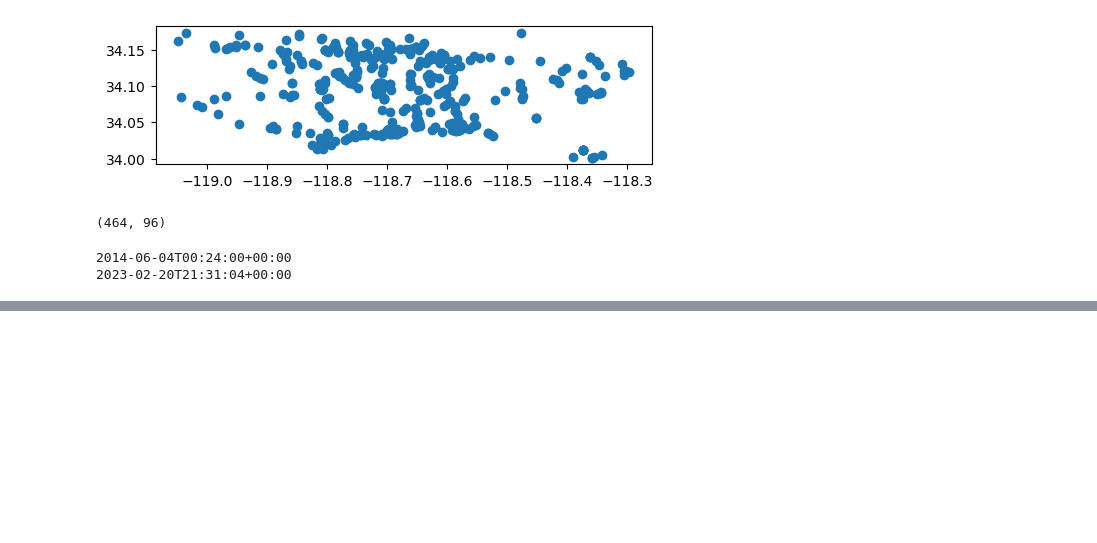
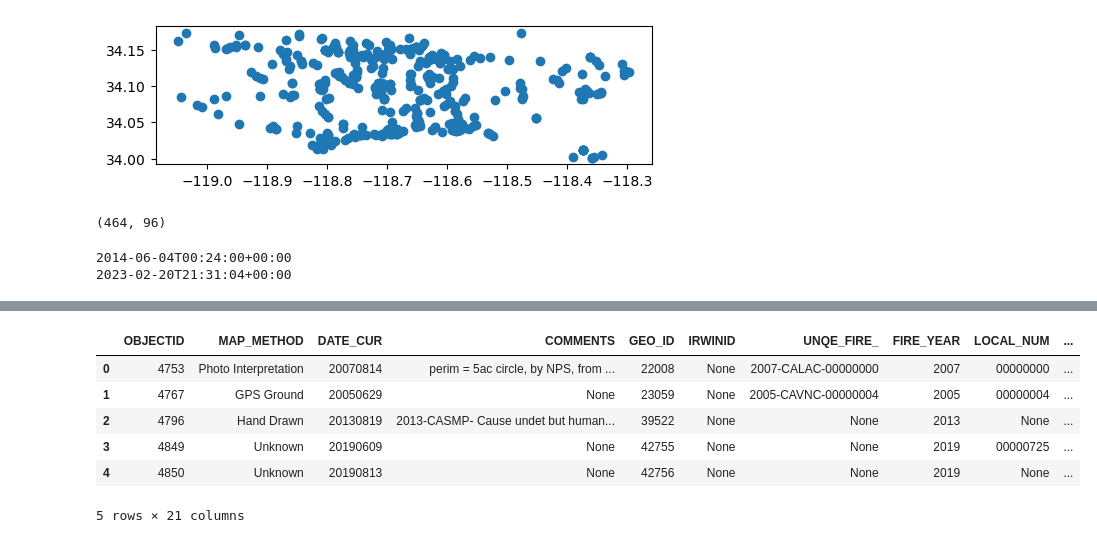
Before and after one commit to sralter/classifire, a Jupyter notebook: 01_capstone_notebooks/alter_samuel_capstone_perimeters.ipynb, the cells around one changed output, grey strips where cells are left out. Cells and saved outputs as stored; diff of their text form; code cells hidden in the pictures; blank space fills up the shorter version.

```diff
--- a/01_capstone_notebooks/alter_samuel_capstone_perimeters.ipynb
+++ b/01_capstone_notebooks/alter_samuel_capstone_perimeters.ipynb
@@ -417,0 +445,3 @@ print(fire_loc_sm_clip['FireDiscoveryDateTime'].max())
+# %%
+pd.set_option('display.max_rows', 10)
+sm_elev_asp_join_perim_contain#.info()
@@ -417,0 +462,13 @@ print(fire_loc_sm_clip['FireDiscoveryDateTime'].max())
+# %%
+# this layer is of no use because the shapefiles are too small for the 005_points layer
+
+sm_elev_asp_join_perim_noncontain=gpd.read_file('/Users/sra/Desktop/Data_Science_2023/_capstone/00_capstone_data/shapefiles/joins/sm_elevasp_perim_join_unjoinable.geojson')
+sm_elev_asp_join_perim_noncontain.head()
+# %% [output]
+|  | OBJECTID | MAP_METHOD | DATE_CUR | COMMENTS | GEO_ID | IRWINID | UNQE_FIRE_ | FIRE_YEAR | LOCAL_NUM | ... |
+| 0 | 4753 | Photo Interpretation | 20070814 | perim = 5ac circle, by NPS, from ... | 22008 | None | 2007-CALAC-00000000 | 2007 | 00000000 | ... |
+| 1 | 4767 | GPS Ground | 20050629 | None | 23059 | None | 2005-CAVNC-00000004 | 2005 | 00000004 | ... |
+| 2 | 4796 | Hand Drawn | 20130819 | 2013-CASMP- Cause undet but human... | 39522 | None | None | 2013 | None | ... |
+| 3 | 4849 | Unknown | 20190609 | None | 42755 | None | None | 2019 | 00000725 | ... |
+| 4 | 4850 | Unknown | 20190813 | None | 42756 | None | None | 2019 | None | ... |
+5 rows × 21 columns
```
Also changed, not shown: parts of 5 cells of this notebook, 4 other files.
